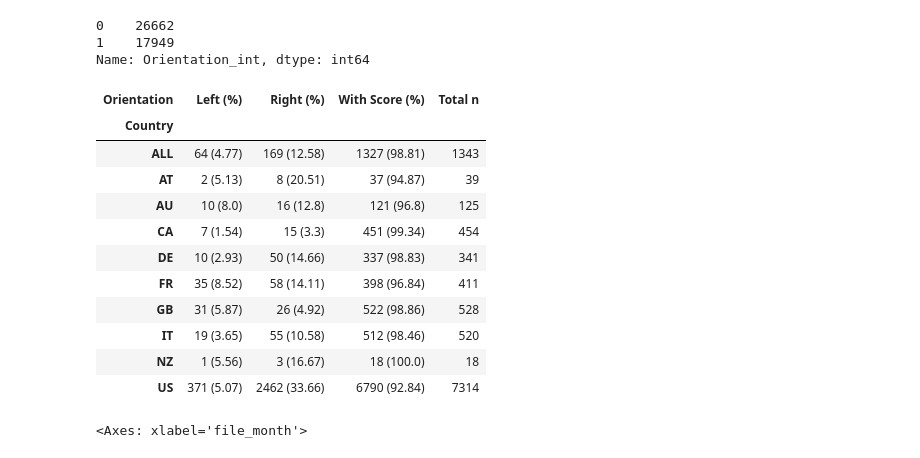
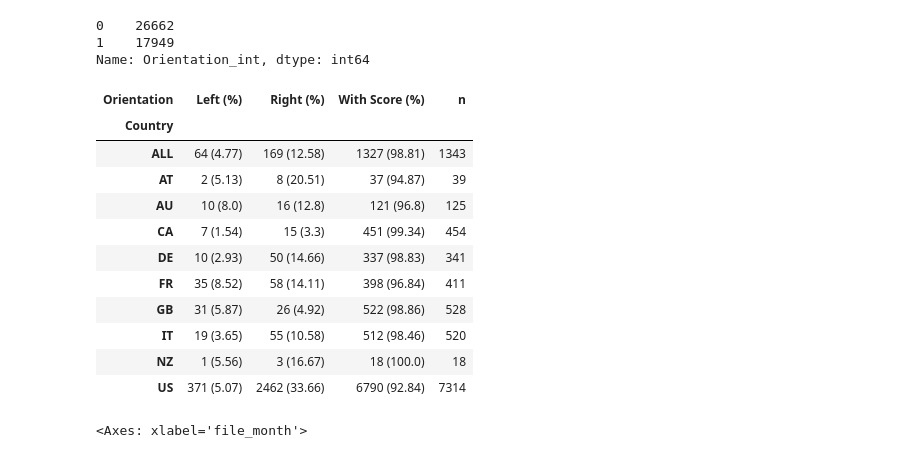
Before and after one commit to julaluehring/newsguard-review-analysis, a Jupyter notebook: 02-describe_newsguard.ipynb, the cells around one changed output. Cells and saved outputs as stored; diff of their text form; code cells hidden in the pictures.

```diff
--- a/02-describe_newsguard.ipynb
+++ b/02-describe_newsguard.ipynb
@@ -1412,35 +1552,35 @@ orientation_countries["With Score (%)"] = \
         .groupby("Country")["Score"]\
         .apply(lambda x: x.notna().sum())
 
 #calculate percentage of rows with score
 orientation_countries["% score"] = \
     (orientation_countries["With Score (%)"]/orientation_countries["Total"]*100)\
         .round(2)
 
 #collapse With Score and % With Score in brackets
 orientation_countries["With Score (%)"] = \
     orientation_countries["With Score (%)"].astype(str) + \
     " (" + orientation_countries["% score"].astype(str) + ")"
 
 orientation_countries = \
     orientation_countries\
         .drop(["Total"], axis=1)
 
 #add total number of entries per country
-orientation_countries["Total n"] = \
+orientation_countries["n"] = \
     most_recent\
         .groupby("Country")\
         .size()
 
 #drop columns
 orientation_countries = \
     orientation_countries\
         .drop(["% score", "% right", "% left"], axis=1)\
         .rename(columns={"Left":"Left (%)", "Right":"Right (%)"})
 
 orientation_countries
 # %% [output]
-| Orientation | Left (%) | Right (%) | With Score (%) | Total n |
+| Orientation | Left (%) | Right (%) | With Score (%) | n |
 | Country |  |  |  |  |
 | ALL | 64 (4.77) | 169 (12.58) | 1327 (98.81) | 1343 |
 | AT | 2 (5.13) | 8 (20.51) | 37 (94.87) | 39 |
```
Also changed, not shown: parts of 20 cells of this notebook.
